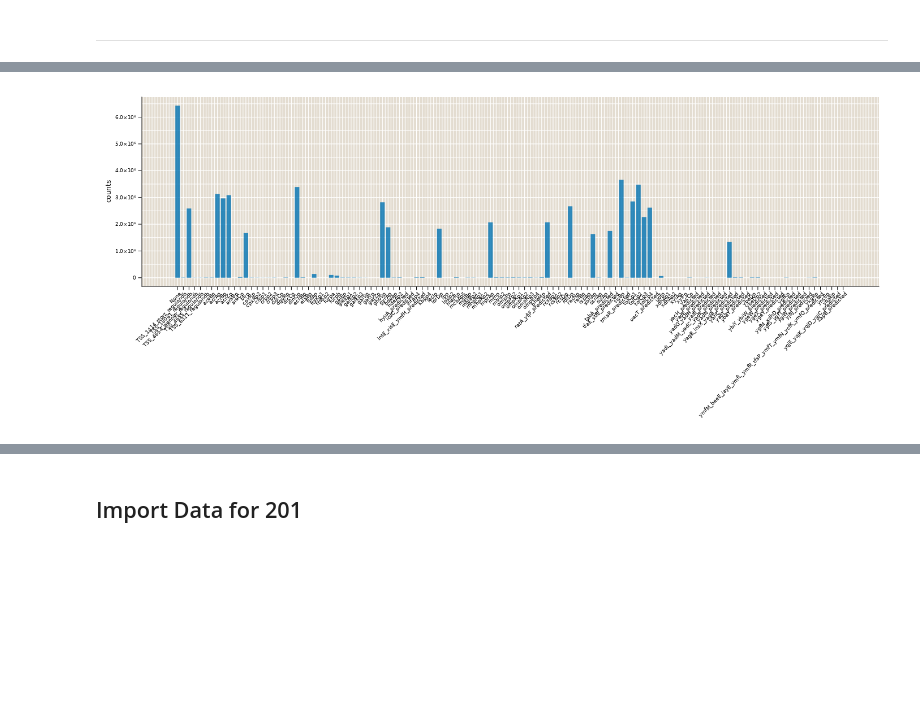
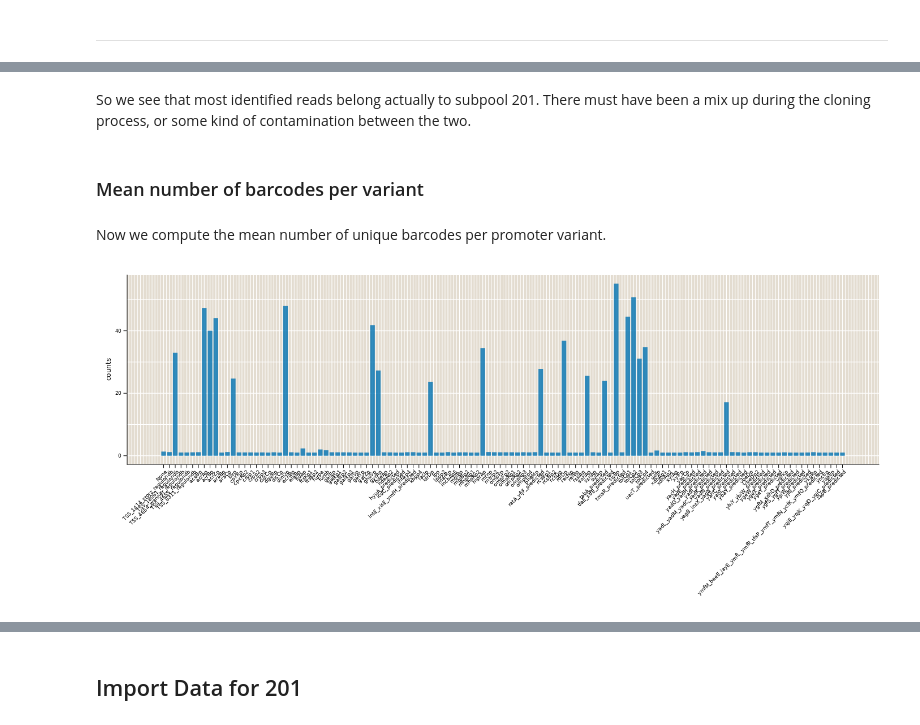
Before and after one commit to RPGroup-PBoC/Reg-Seq-2, a Jupyter notebook: code/processing/20220514_mapping/Mapping_analysis.ipynb, the cells around one changed output, grey strips where cells are left out. Saved outputs shown, nothing was run; the diff lists cells and outputs as text; code cells hidden in the pictures; blank space fills up the shorter version.

```diff
--- a/code/processing/20220514_mapping/Mapping_analysis.ipynb
+++ b/code/processing/20220514_mapping/Mapping_analysis.ipynb
@@ -129,18 +175,39 @@ fig
+# %% [markdown]
+So we see that most identified reads belong actually to subpool 201. There must have been a mix up during the cloning process, or some kind of contamination between the two.
+# %% [markdown]
+### Mean number of barcodes per variant
+# %% [markdown]
+Now we compute the mean number of unique barcodes per promoter variant.
 # %%
-df_mean_barcodes_110 = combine(groupby(combine(groupby(df_filt_110, [:promoter, :name]), nrow), :name), :nrow => mean => :mean_barcodes)
+# Compute mean number of barcodes
+df_mean_barcodes_110 = combine(
+    groupby(
+        combine(
+            groupby(
+                df_filt_110,
+                [:promoter, :name]
+                ),
+            nrow
+            ),
+        :name
+        ),
+        :nrow => mean => :mean_barcodes
+        )
+
+# Sort by name
 sort!(df_mean_barcodes_110, :name)
 fig = Figure(resolution=(1400, 600))
 ax = Axis(fig[1,1])
 barplot!(
     ax,
-    1:nrow(df_per_promoter_110),
-    df_per_promoter_110.counts,
+    1:nrow(df_mean_barcodes_110),
+    df_mean_barcodes_110.mean_barcodes,
 )
 
-ax.xticks = (1:nrow(df_per_promoter_110), df_per_promoter_110.name)
+ax.xticks = (1:nrow(df_mean_barcodes_110), df_mean_barcodes_110.name)
 ax.xticklabelrotation = pi/4
 ax.ylabel = "counts"
 
 fig
 # %% [output]
-[figure, old version]
+[figure, new version]
```
Also changed, not shown: parts of 72 cells of this notebook, 7 other files.
